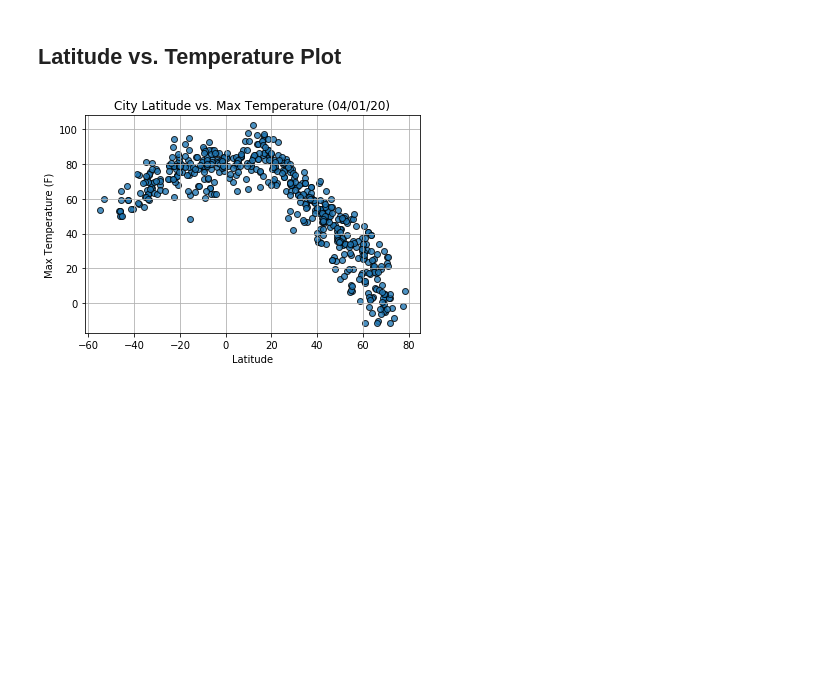
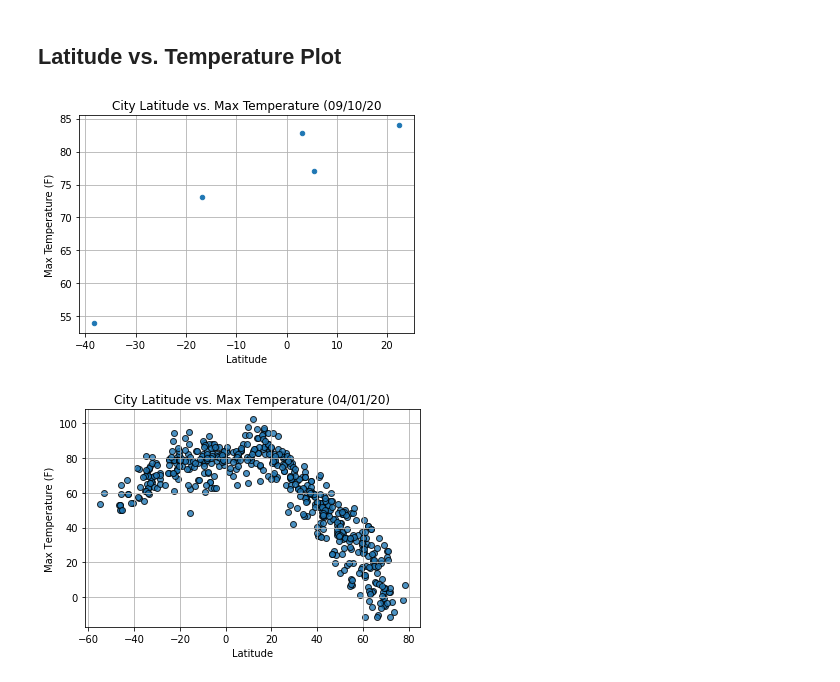
Before and after one commit to potterc22/python_api_challenge, a Jupyter notebook: starter_code/WeatherPy.ipynb, the cells around one changed output. Saved outputs shown, nothing was run; the diff lists cells and outputs as text; code cells hidden in the pictures; blank space fills up the shorter version.

Commit message:
Added first 2 scatter plots

```diff
--- a/starter_code/WeatherPy.ipynb
+++ b/starter_code/WeatherPy.ipynb
@@ -212,6 +196,15 @@ Int64Index([], dtype='int64')
 * Save the plotted figures as .pngs.
 # %% [markdown]
 ## Latitude vs. Temperature Plot
+# %%
+weather_df = weather_df.set_index('City')
+lat_temp_df = weather_df[['Lat', 'Max Temp']]
+lat_temp_plot = lat_temp_df.plot(kind='scatter',x='Lat',y='Max Temp',grid=True, title='City Latitude vs. Max Temperature (09/10/20')
+lat_temp_plot.set_xlabel('Latitude')
+lat_temp_plot.set_ylabel('Max Temperature (F)')
+plt.show()
+# %% [output]
+[figure, added]
 # %%
 # %% [output]
 [figure]
```
Also changed, not shown: parts of 8 cells of this notebook.
